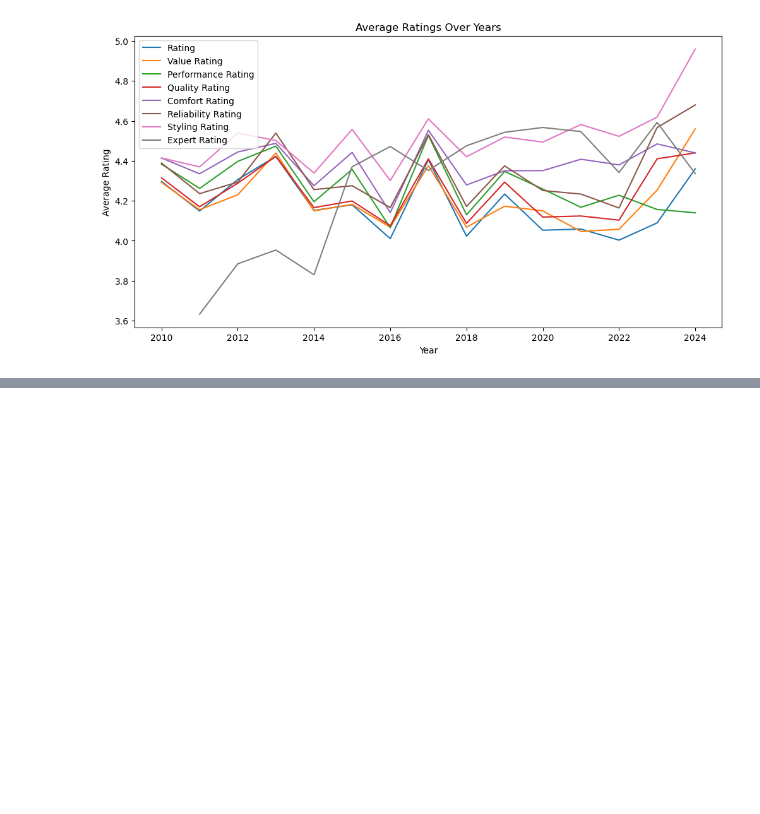
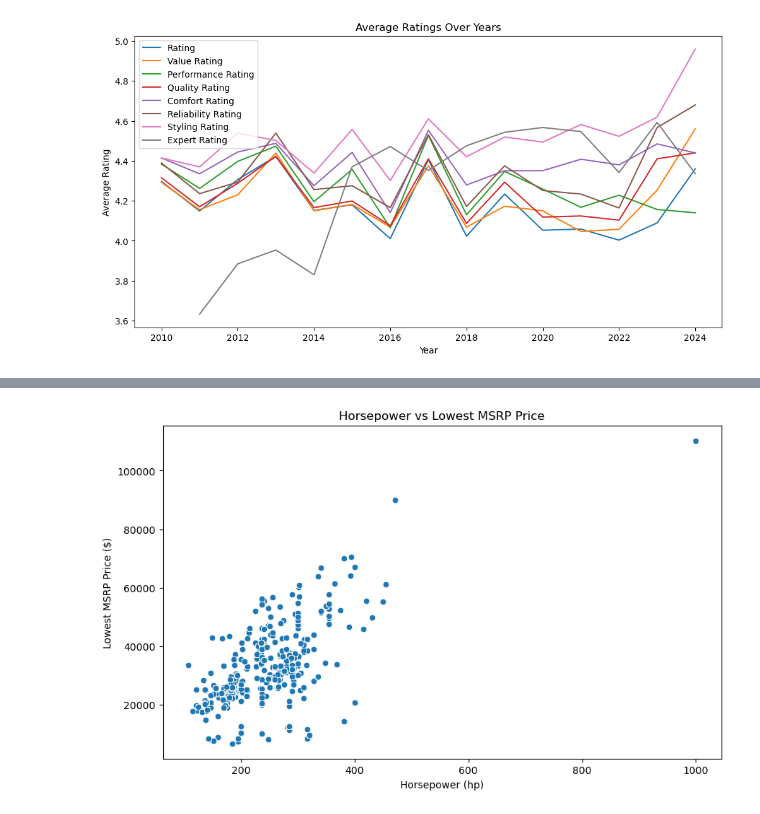
Before and after one commit to ethanrwong/Marketing-Analytics-Group-Project, a Jupyter notebook: EDA.ipynb, the cells around one changed output, grey strips where cells are left out. Saved outputs shown, nothing was run; the diff lists cells and outputs as text; code cells hidden in the pictures; blank space fills up the shorter version.

```diff
--- a/EDA.ipynb
+++ b/EDA.ipynb
@@ -331,0 +394,14 @@ plt.show()
+# %%
+# Scatter plot: Horsepower vs Lowest MSRP Price
+plt.figure(figsize=(10, 6))
+sns.scatterplot(x='Horsepower (hp)', y='Lowest MSRP Price ($)', data=df)
+plt.title('Horsepower vs Lowest MSRP Price')
+plt.show()
+
+# Scatter plot: Curb Weight vs Lowest MSRP Price
+plt.figure(figsize=(10, 6))
+sns.scatterplot(x='Curb Weight (lbs)', y='Lowest MSRP Price ($)', data=df)
+plt.title('Curb Weight vs Lowest MSRP Price')
+plt.show()
+# %% [output]
+[figure, added]
```
Also changed, not shown: parts of 17 cells of this notebook.
